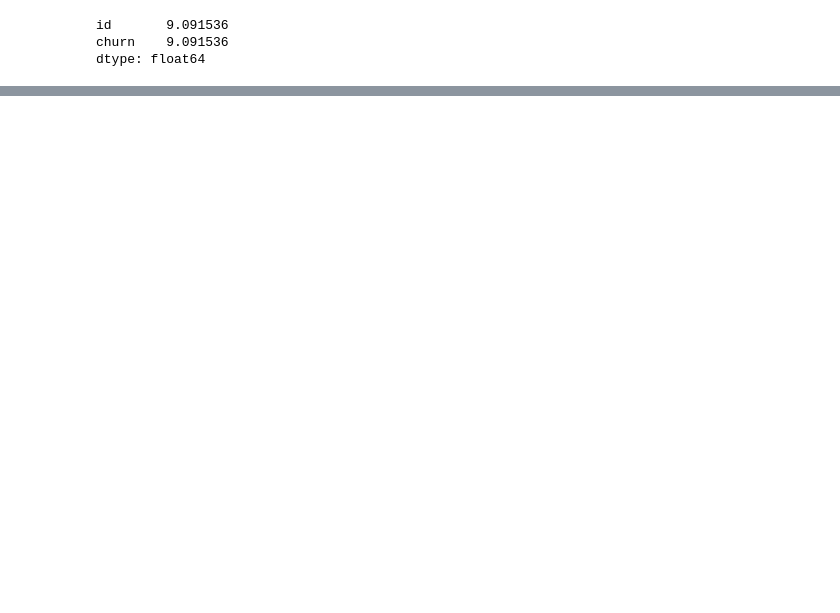
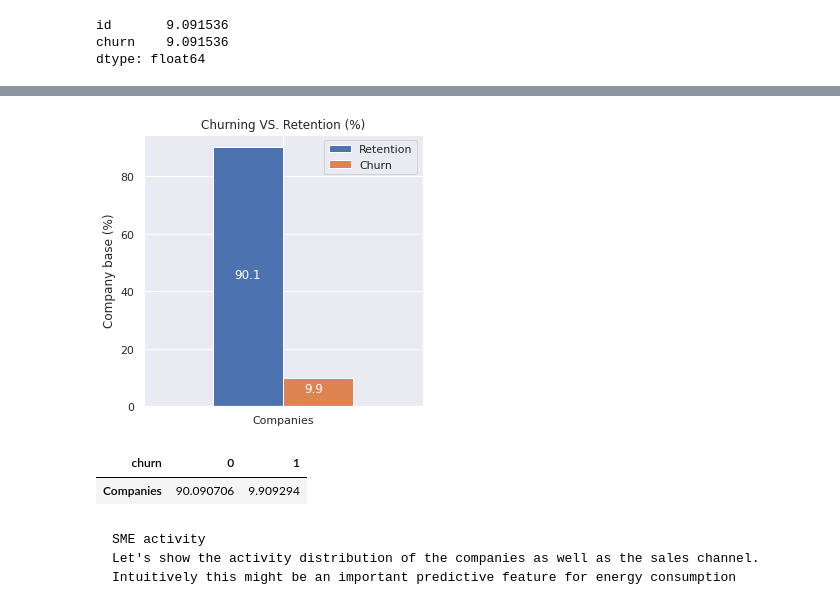
Before and after one commit to Daisyshi84/BCG_Gamma, a Jupyter notebook: BCG_GAMMA.ipynb, the cells around one changed output, grey strips where cells are left out. Drawn from its saved outputs; the diff is of its cells as text; code cells hidden in the pictures; blank space fills up the shorter version.

````diff
--- a/BCG_GAMMA.ipynb
+++ b/BCG_GAMMA.ipynb
@@ -123,0 +199,30 @@ dtype: float64
+# %%
+def plot_stack_bars(datafame, title, size_, rot_=0, legend_="upper right"):
+
+  ax = datafame.plot(kind="bar",
+                    stacked=False,
+                    figsize=size_,
+                    rot=rot_,
+                    title=title)
+# Annotate bars
+  annotate_stacked_bars(ax, textsize=12)
+# Rename legend
+  plt.legend(["Retention", "Churn"])
+# Labels
+  plt.ylabel("Company base (%)")
+  plt.show()
+# %%
+plot_stack_bars(churn_percentage.transpose(),"Churning VS. Retention (%)",(5,5),legend_="best")
+churn_percentage.transpose()
+# %% [output]
+[figure, added]
+| churn | 0 | 1 |
+| Companies | 90.090706 | 9.909294 |
+# %% [markdown]
+
+
+```
+SME activity
+Let's show the activity distribution of the companies as well as the sales channel.
+Intuitively this might be an important predictive feature for energy consumption
+```
````
Also changed, not shown: parts of 15 cells of this notebook.
